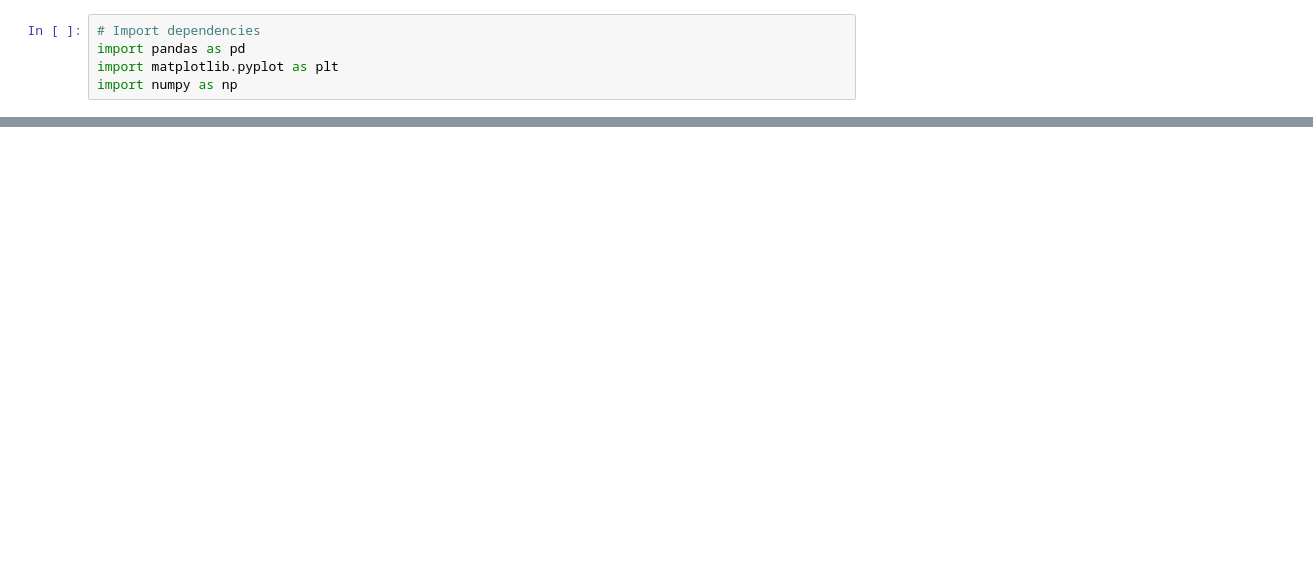
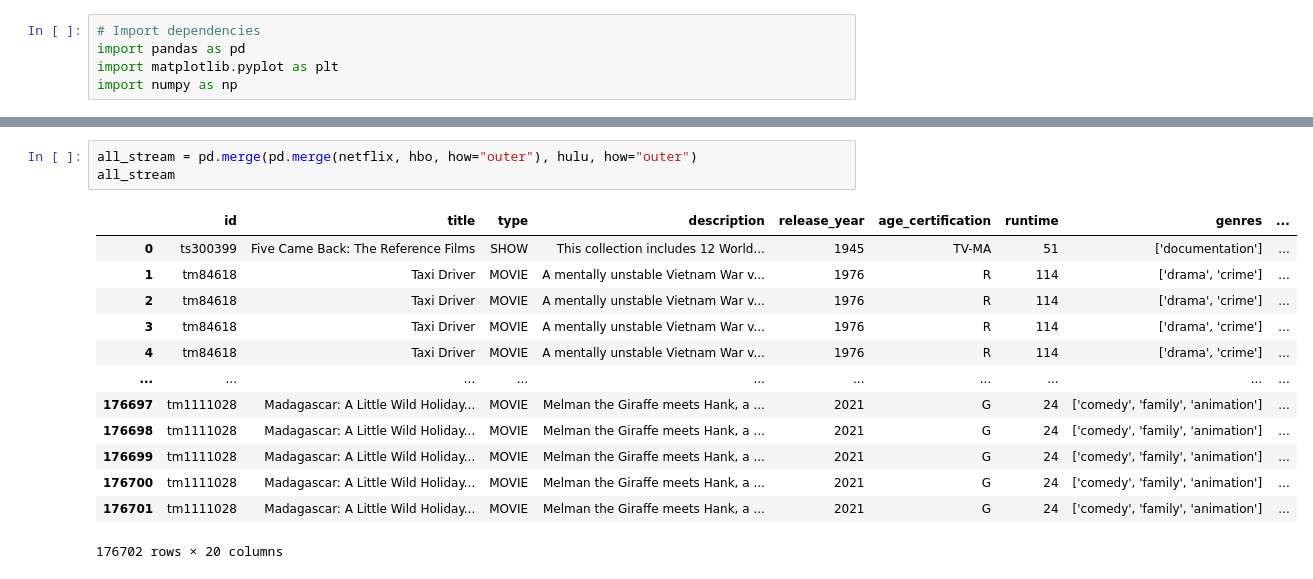
Before and after one commit to thn22/Eclipse_Rodeo, a Jupyter notebook: Eclipse_Rodeo/Eclipse_Rodeo project.ipynb, the cells around one changed output, grey strips where cells are left out. Drawn from its saved outputs; the diff is of its cells as text; blank space fills up the shorter version.

```diff
--- a/Eclipse_Rodeo/Eclipse_Rodeo project.ipynb
+++ b/Eclipse_Rodeo/Eclipse_Rodeo project.ipynb
@@ -22,0 +81,17 @@ netflix.head()
+# %%
+all_stream = pd.merge(pd.merge(netflix, hbo, how="outer"), hulu, how="outer")
+all_stream
+# %% [output]
+|  | id | title | type | description | release_year | age_certification | runtime | genres | ... |
+| 0 | ts300399 | Five Came Back: The Reference Films | SHOW | This collection includes 12 World... | 1945 | TV-MA | 51 | ['documentation'] | ... |
+| 1 | tm84618 | Taxi Driver | MOVIE | A mentally unstable Vietnam War v... | 1976 | R | 114 | ['drama', 'crime'] | ... |
+| 2 | tm84618 | Taxi Driver | MOVIE | A mentally unstable Vietnam War v... | 1976 | R | 114 | ['drama', 'crime'] | ... |
+| 3 | tm84618 | Taxi Driver | MOVIE | A mentally unstable Vietnam War v... | 1976 | R | 114 | ['drama', 'crime'] | ... |
+| 4 | tm84618 | Taxi Driver | MOVIE | A mentally unstable Vietnam War v... | 1976 | R | 114 | ['drama', 'crime'] | ... |
+| ... | ... | ... | ... | ... | ... | ... | ... | ... | ... |
+| 176697 | tm1111028 | Madagascar: A Little Wild Holiday... | MOVIE | Melman the Giraffe meets Hank, a ... | 2021 | G | 24 | ['comedy', 'family', 'animation'] | ... |
+| 176698 | tm1111028 | Madagascar: A Little Wild Holiday... | MOVIE | Melman the Giraffe meets Hank, a ... | 2021 | G | 24 | ['comedy', 'family', 'animation'] | ... |
+| 176699 | tm1111028 | Madagascar: A Little Wild Holiday... | MOVIE | Melman the Giraffe meets Hank, a ... | 2021 | G | 24 | ['comedy', 'family', 'animation'] | ... |
+| 176700 | tm1111028 | Madagascar: A Little Wild Holiday... | MOVIE | Melman the Giraffe meets Hank, a ... | 2021 | G | 24 | ['comedy', 'family', 'animation'] | ... |
+| 176701 | tm1111028 | Madagascar: A Little Wild Holiday... | MOVIE | Melman the Giraffe meets Hank, a ... | 2021 | G | 24 | ['comedy', 'family', 'animation'] | ... |
+176702 rows × 20 columns
```
Also changed, not shown: parts of 5 cells of this notebook.
